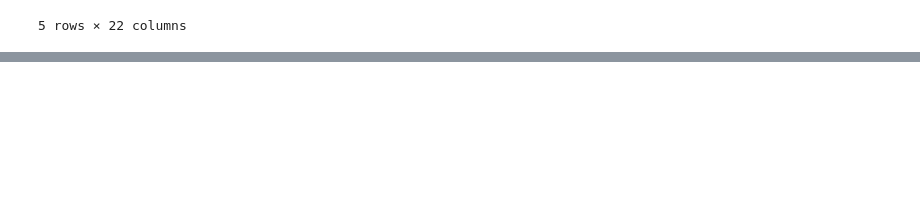
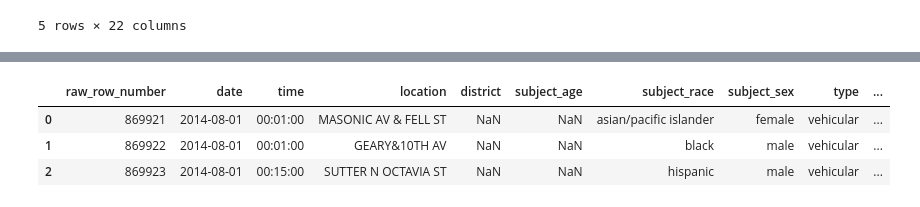
Before and after one commit to aanht/Contra-Costa-Intern-Assessment, a Jupyter notebook: EDA.ipynb, the cells around one changed output, grey strips where cells are left out. Cells and saved outputs as stored; diff of their text form; code cells hidden in the pictures; blank space fills up the shorter version.

```diff
--- a/EDA.ipynb
+++ b/EDA.ipynb
@@ -59,0 +142,11 @@ sf_stops_df.head()
+# %%
+sf_stops_drop1 = sf_stops_df.drop(["contraband_found", "search_basis", "lat",
+                                   "lng", "search_vehicle", "raw_search_vehicle_description", "outcome",
+                                   "raw_result_of_contact_description", "citation_issued", "warning_issued", "arrest_made"],
+                                   axis="columns")
+sf_stops_drop1.head(3)
+# %% [output]
+|  | raw_row_number | date | time | location | district | subject_age | subject_race | subject_sex | type | ... |
+| 0 | 869921 | 2014-08-01 | 00:01:00 | MASONIC AV & FELL ST | NaN | NaN | asian/pacific islander | female | vehicular | ... |
+| 1 | 869922 | 2014-08-01 | 00:01:00 | GEARY&10TH AV | NaN | NaN | black | male | vehicular | ... |
+| 2 | 869923 | 2014-08-01 | 00:15:00 | SUTTER N OCTAVIA ST | NaN | NaN | hispanic | male | vehicular | ... |
```
Also changed, not shown: parts of 20 cells of this notebook, 1 other file.
